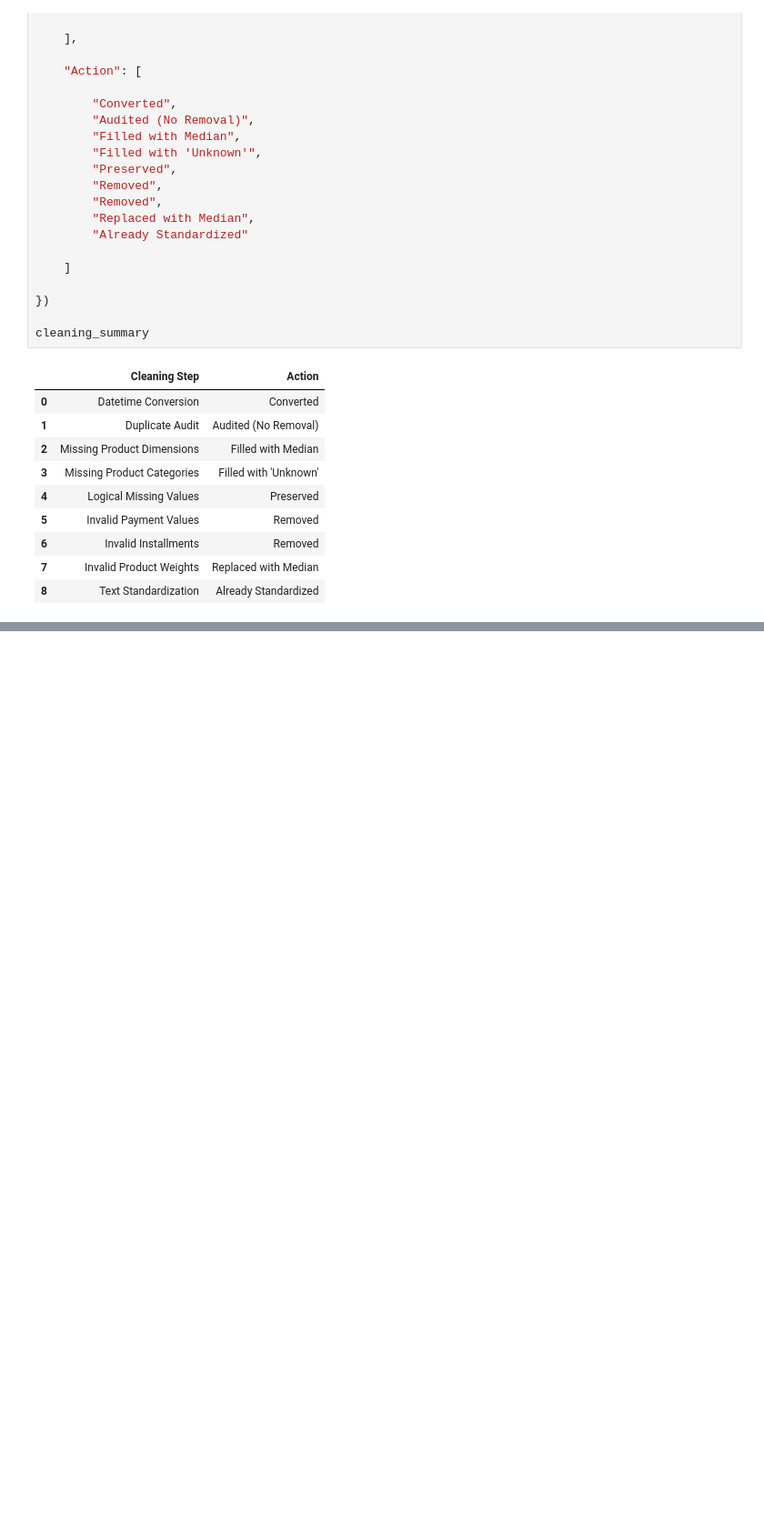
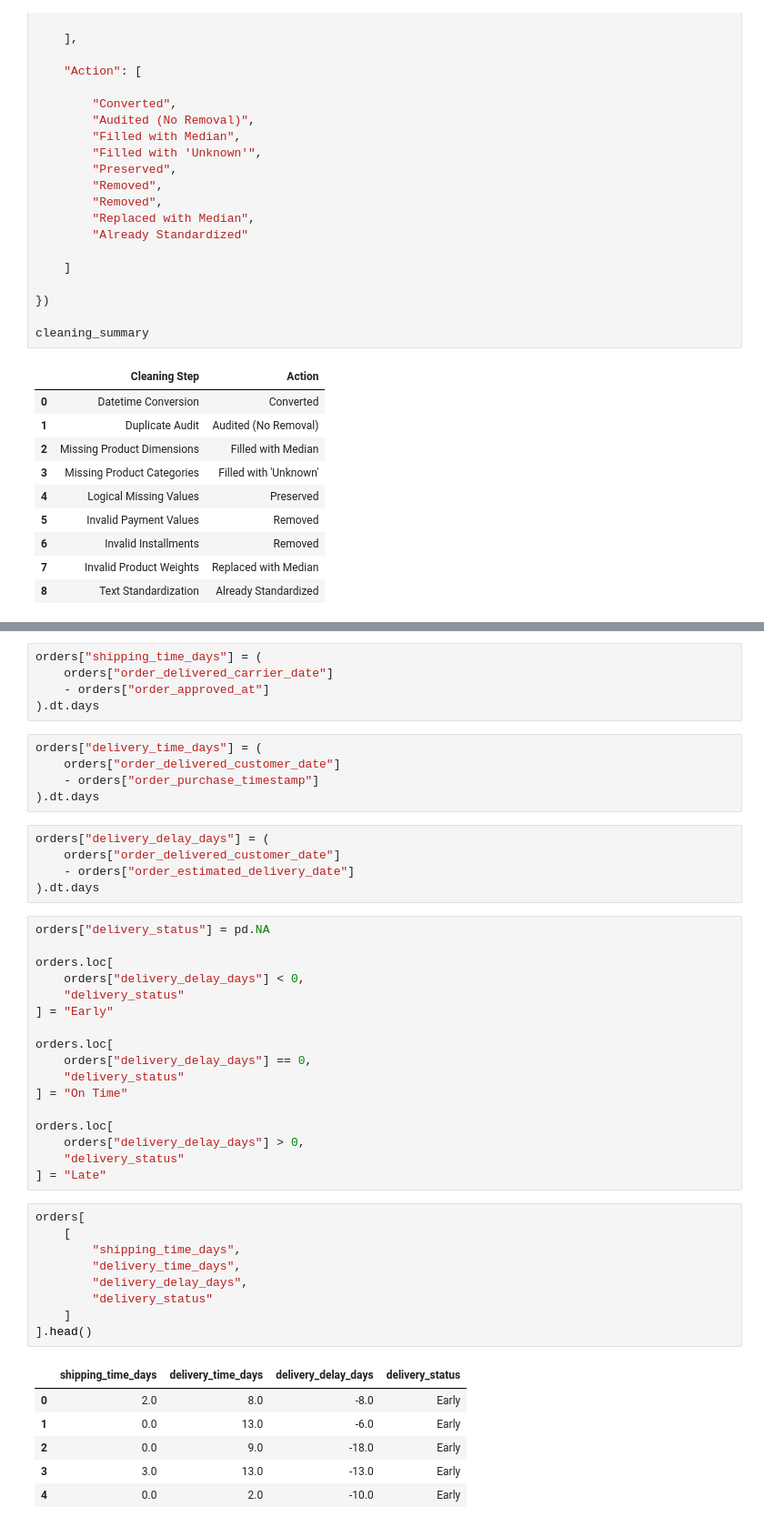
Before and after one commit to MohamedAmineMostaqim/ChriLy, a Jupyter notebook: notebooks/03_cleaning_feature_engineering.ipynb, the cells around one changed output, grey strips where cells are left out. Shown at 91% size. Drawn from its saved outputs; the diff is of its cells as text; blank space fills up the shorter version.

```diff
--- a/notebooks/03_cleaning_feature_engineering.ipynb
+++ b/notebooks/03_cleaning_feature_engineering.ipynb
@@ -486,0 +548,48 @@ cleaning_summary
+# %%
+orders["shipping_time_days"] = (
+    orders["order_delivered_carrier_date"]
+    - orders["order_approved_at"]
+).dt.days
+# %%
+orders["delivery_time_days"] = (
+    orders["order_delivered_customer_date"]
+    - orders["order_purchase_timestamp"]
+).dt.days
+# %%
+orders["delivery_delay_days"] = (
+    orders["order_delivered_customer_date"]
+    - orders["order_estimated_delivery_date"]
+).dt.days
+# %%
+orders["delivery_status"] = pd.NA
+
+orders.loc[
+    orders["delivery_delay_days"] < 0,
+    "delivery_status"
+] = "Early"
+
+orders.loc[
+    orders["delivery_delay_days"] == 0,
+    "delivery_status"
+] = "On Time"
+
+orders.loc[
+    orders["delivery_delay_days"] > 0,
+    "delivery_status"
+] = "Late"
+# %%
+orders[
+    [
+        "shipping_time_days",
+        "delivery_time_days",
+        "delivery_delay_days",
+        "delivery_status"
+    ]
+].head()
+# %% [output]
+|  | shipping_time_days | delivery_time_days | delivery_delay_days | delivery_status |
+| 0 | 2.0 | 8.0 | -8.0 | Early |
+| 1 | 0.0 | 13.0 | -6.0 | Early |
+| 2 | 0.0 | 9.0 | -18.0 | Early |
+| 3 | 3.0 | 13.0 | -13.0 | Early |
+| 4 | 0.0 | 2.0 | -10.0 | Early |
```
Also changed, not shown: parts of 24 cells of this notebook, 10 other files.
